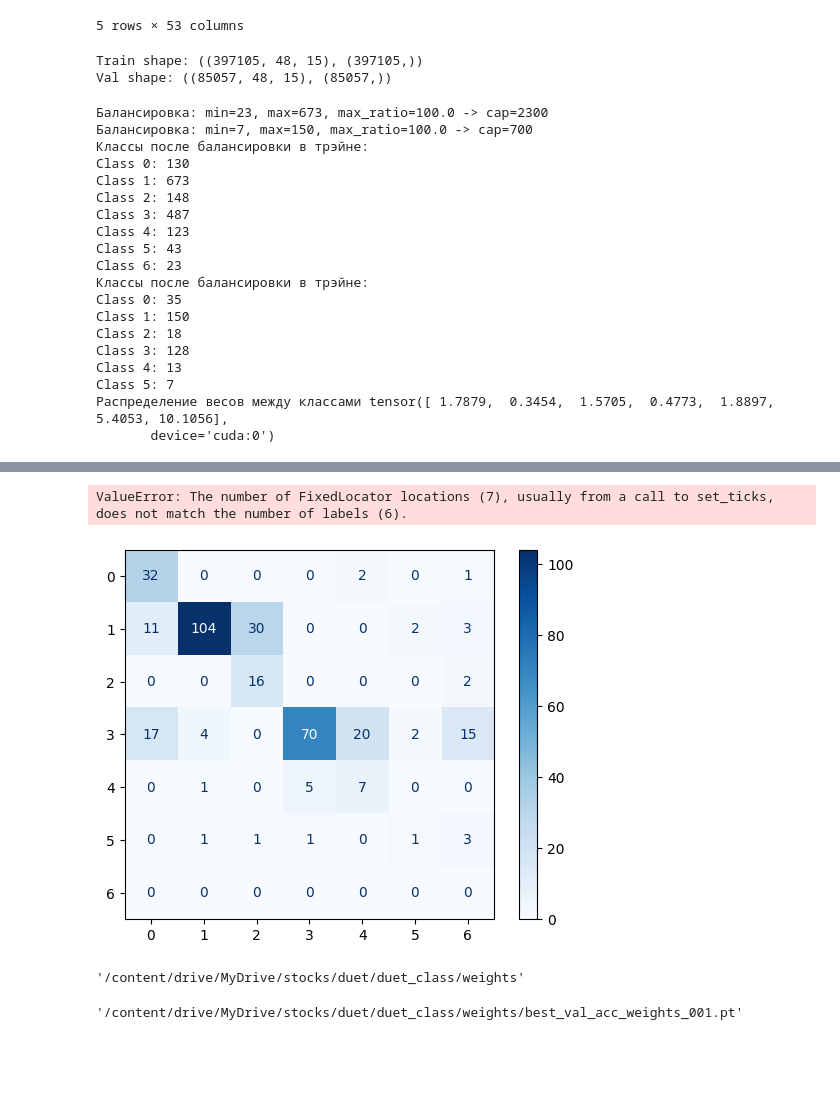
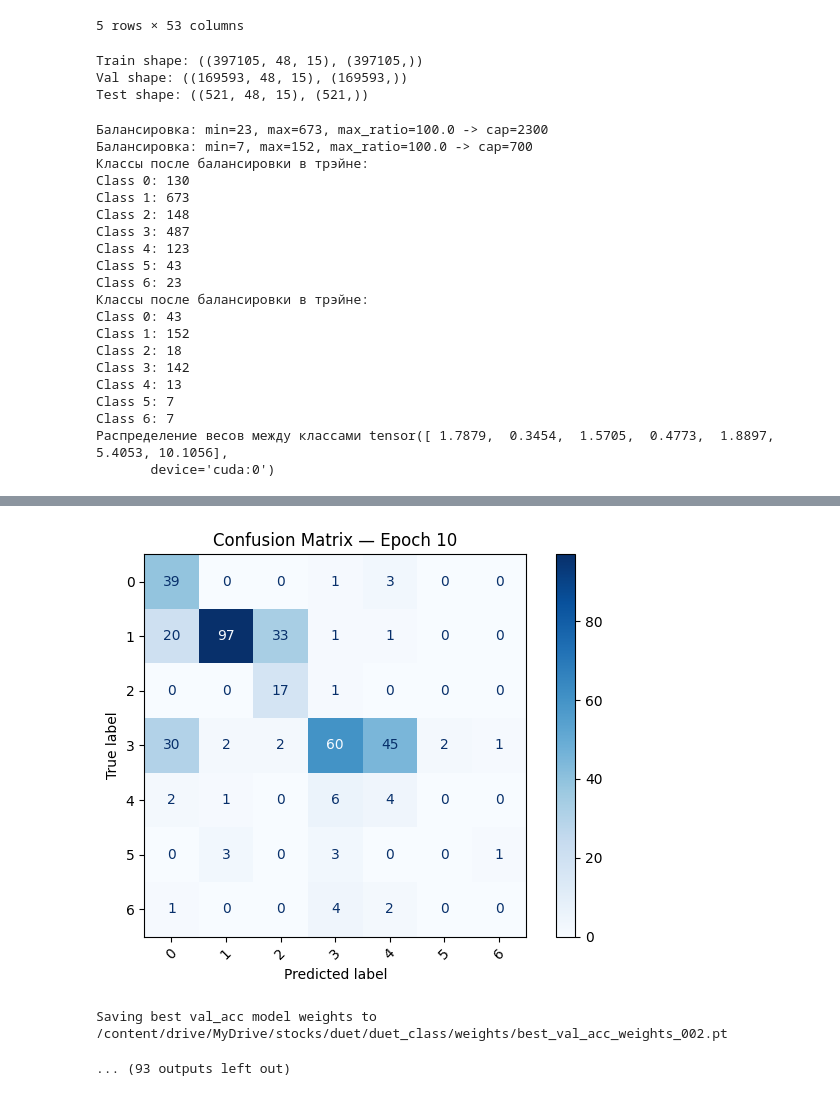
Before and after one commit to SIA86/-DUET, a Jupyter notebook: duet_class/DUET_classification.ipynb, the cells around one changed output, grey strips where cells are left out. Drawn from its saved outputs; the diff is of its cells as text; code cells hidden in the pictures; blank space fills up the shorter version.

```diff
--- a/duet_class/DUET_classification.ipynb
+++ b/duet_class/DUET_classification.ipynb
@@ -58,7 +58,7 @@ config = DUETConfig(
     K_c = 4,                    # Кол-во кластеров каналов (CCM)
     d_c = 32,                   # Размерность embedding каналов (CCM)
     top_k = 2,                  # Кол-во связей при разреживании маски
-    use_revin = True,           # Включить RevIN/InstanceNorm
+    use_revin = True,           # Включить RevIN/InstanceNorm (если отключить, то нужно нормализовать данные отдельно)
     revin_affine = True,        # Использовать affine параметры в RevIN
     revin_eps = 1e-5,           # Эпсилон для стабильности RevIN
 
@@ -87,16 +87,16 @@ config = DUETConfig(
     # =========================
     batch_size=32,          # можно немного увеличить при хорошем GPU
     epochs=300,             # больше эпох для более тонкой настройки
-    learning_rate=5e-4,     # стандартный LR для Adam
+    learning_rate=1e-4,     # стандартный LR для Adam
     weight_decay=1e-5,
-    patience=300,            # early stopping не слишком строгий
+    patience=100,            # early stopping не слишком строгий
 
     # =========================
     # Прочее
     # =========================
-    checkpoint_best = '/content/drive/MyDrive/stocks/duet/duet_class/weights/best_val_acc_weights_001.pt',       # Путь для сохранения лучших по val_accuracy весов
-    checkpoint_final = '/content/drive/MyDrive/stocks/duet/duet_class/weights/final_weights_001.pt',      # Путь для сохранения финальных весов
-    seed = 11,                  # Фиксированное зерно генератора случайных чисел
+    checkpoint_best = '/content/drive/MyDrive/stocks/duet/duet_class/weights/best_val_acc_weights_002.pt',       # Путь для сохранения лучших по val_accuracy весов
+    checkpoint_final = '/content/drive/MyDrive/stocks/duet/duet_class/weights/final_weights_002.pt',      # Путь для сохранения финальных весов
+    seed = 33,                  # Фиксированное зерно генератора случайных чисел
     verbose = True,            # Печать хода обучения
 )
 
@@ -167,10 +167,10 @@ labels_preparer = FinancialTimeSeriesPreparer(
 )
 
 df, _ = data_preparer.prepare(df, ensure_ohlcv=True, from_date="2023-01-01", to_date="2024-01-30")
-labels, _ = labels_preparer.prepare(labels, ensure_ohlcv=False, from_date="2023-01-01", to_date="2024-01-30")
+labels, _ = labels_preparer.prepare(labels, ensure_ohlcv=False, from_date="2022-01-01", to_date="2025-01-30")
 
 labels.index = labels.index.round("1min")   # до ближайшей минуты
-labels.head()
+labels
 # %% [output]
 |  | Unnamed: 0 | Time_close | target | gaps | nan_filled | candle_error |
 | datetime |  |  |  |  |  |  |
@@ -222,7 +222,7 @@ Config features: ['Open', 'High', 'Low', 'Close', 'Volume', 'timeenc_0', 'timeen
 split = SplitConfig(
     n_folds=1,
     mode="expanding",
-    ratios=(0.70, 0.15, 0.15),
+    ratios=(0.70, 0.299, 0.001),
     step_size=None,
     gap=0,
     sliding_train_size=None,
@@ -267,16 +267,22 @@ y_train = fold0["train"]["y"][:, 0, 0].astype(int)
 x_val = fold0["val"]["X"]
 y_val = fold0["val"]["y"][:, 0, 0].astype(int)
 
+x_test = fold0["test"]["X"]
+y_test = fold0["test"]["y"][:, 0, 0].astype(int)
+
 print(f"Train shape: {x_train.shape, y_train.shape}")
 print(f"Val shape: {x_val.shape, y_val.shape}")
+print(f"Test shape: {x_test.shape, y_test.shape}")
 # %% [output]
 Train shape: ((397105, 48, 15), (397105,))
-Val shape: ((85057, 48, 15), (85057,))
+Val shape: ((169593, 48, 15), (169593,))
+Test shape: ((521, 48, 15), (521,))
 # %%
 
 # Балансируем (если не нужно, то закомментировать)
 x_train, y_train = preprocess.balance_windows(x_train, y_train, max_ratio=100, exclude_labels=-1)
 x_val, y_val = preprocess.balance_windows(x_val, y_val, max_ratio=100, exclude_labels=-1)
+# x_test, y_test = preprocess.balance_windows(x_test, y_test, max_ratio=100, exclude_labels=-1)
 
 # Проверяем балансировку
 unique, counts = np.unique(y_train, return_counts=True)
@@ -295,7 +301,7 @@ class_weights = torch.tensor(class_weights, dtype=torch.float32).to(device)
 print(f"Распределение весов между класcами {class_weights}")
 # %% [output]
 Балансировка: min=23, max=673, max_ratio=100.0 -> cap=2300
-Балансировка: min=7, max=150, max_ratio=100.0 -> cap=700
+Балансировка: min=7, max=152, max_ratio=100.0 -> cap=700
 Классы после балансировки в трэйне:
 Class 0: 130
 Class 1: 673
@@ -305,12 +311,13 @@ Class 4: 123
 Class 5: 43
 Class 6: 23
 Классы после балансировки в трэйне:
-Class 0: 35
-Class 1: 150
+Class 0: 43
+Class 1: 152
 Class 2: 18
-Class 3: 128
+Class 3: 142
 Class 4: 13
 Class 5: 7
+Class 6: 7
 Распределение весов между класcами tensor([ 1.7879,  0.3454,  1.5705,  0.4773,  1.8897,  5.4053, 10.1056],
        device='cuda:0')
 # %%
@@ -323,9 +330,14 @@ val_dataset = TensorDataset(
     torch.tensor(x_val, dtype=torch.float32),
     torch.tensor(y_val, dtype=torch.long)
 )
+test_dataset = TensorDataset(
+    torch.tensor(x_test, dtype=torch.float32),
+    torch.tensor(y_test, dtype=torch.long)
+)
 
 train_loader = DataLoader(train_dataset, batch_size=config.batch_size, shuffle=True)
 val_loader = DataLoader(val_dataset, batch_size=config.batch_size)
+test_loader = DataLoader(test_dataset, batch_size=config.batch_size)
 
 # --- 6. Инициализация модели ---
 model = DUETModel(config).to(device)
@@ -361,12 +374,3 @@ Saving best val_acc model weights to /content/drive/MyDrive/stocks/duet/duet_cla
+[figure, new version]
-ValueError: The number of FixedLocator locations (7), usually from a call to set_ticks, does not match the number of labels (6).
+Saving best val_acc model weights to /content/drive/MyDrive/stocks/duet/duet_class/weights/best_val_acc_weights_002.pt
-[figure, old version]
+... (93 outputs left out)
-# %%
-import os
-
-os.path.dirname(config.checkpoint_best)
-# %% [output]
-'/content/drive/MyDrive/stocks/duet/duet_class/weights'
-# %%
-config.checkpoint_best
-# %% [output]
-'/content/drive/MyDrive/stocks/duet/duet_class/weights/best_val_acc_weights_001.pt'
```
Also changed, not shown: parts of 6 cells of this notebook, 1 other file.
